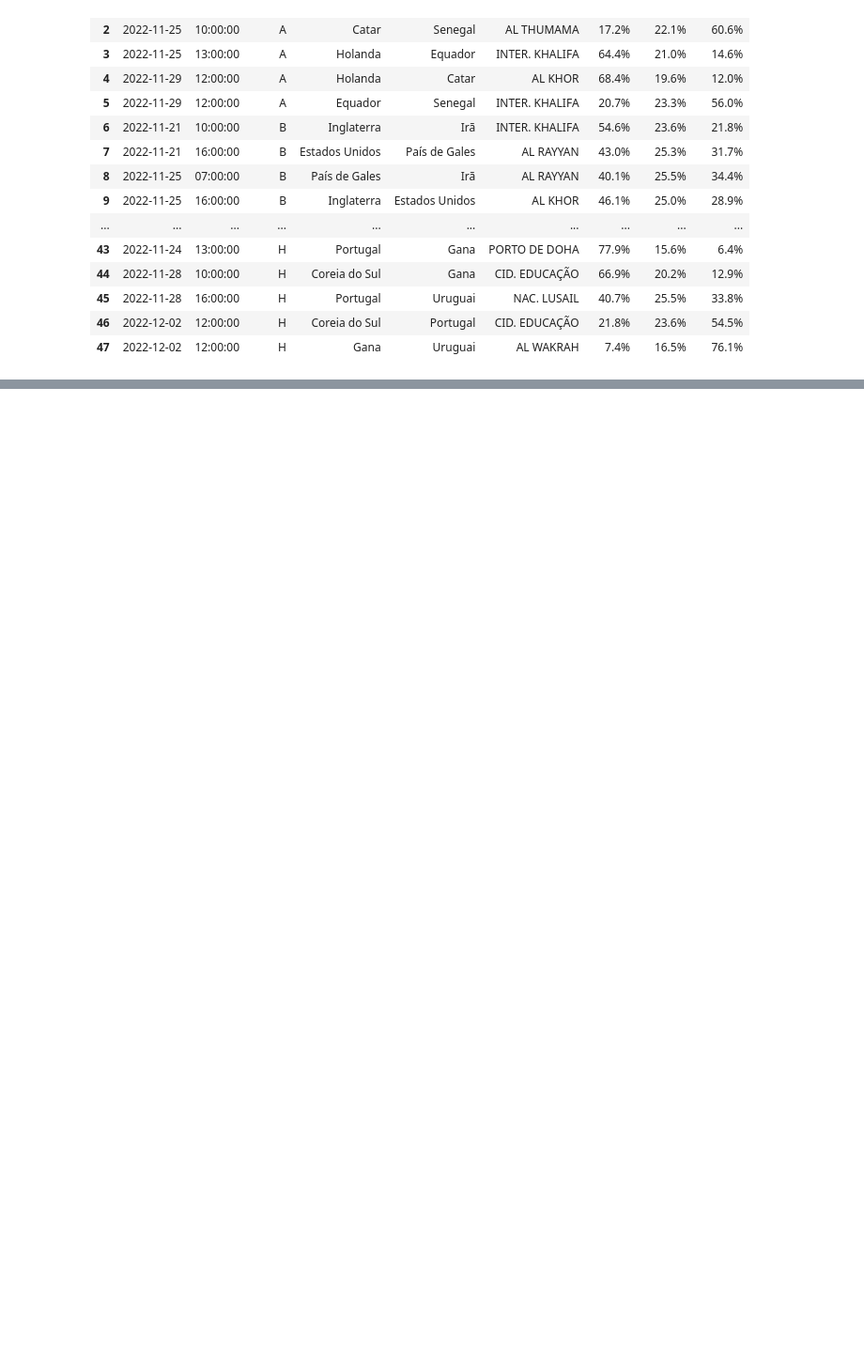
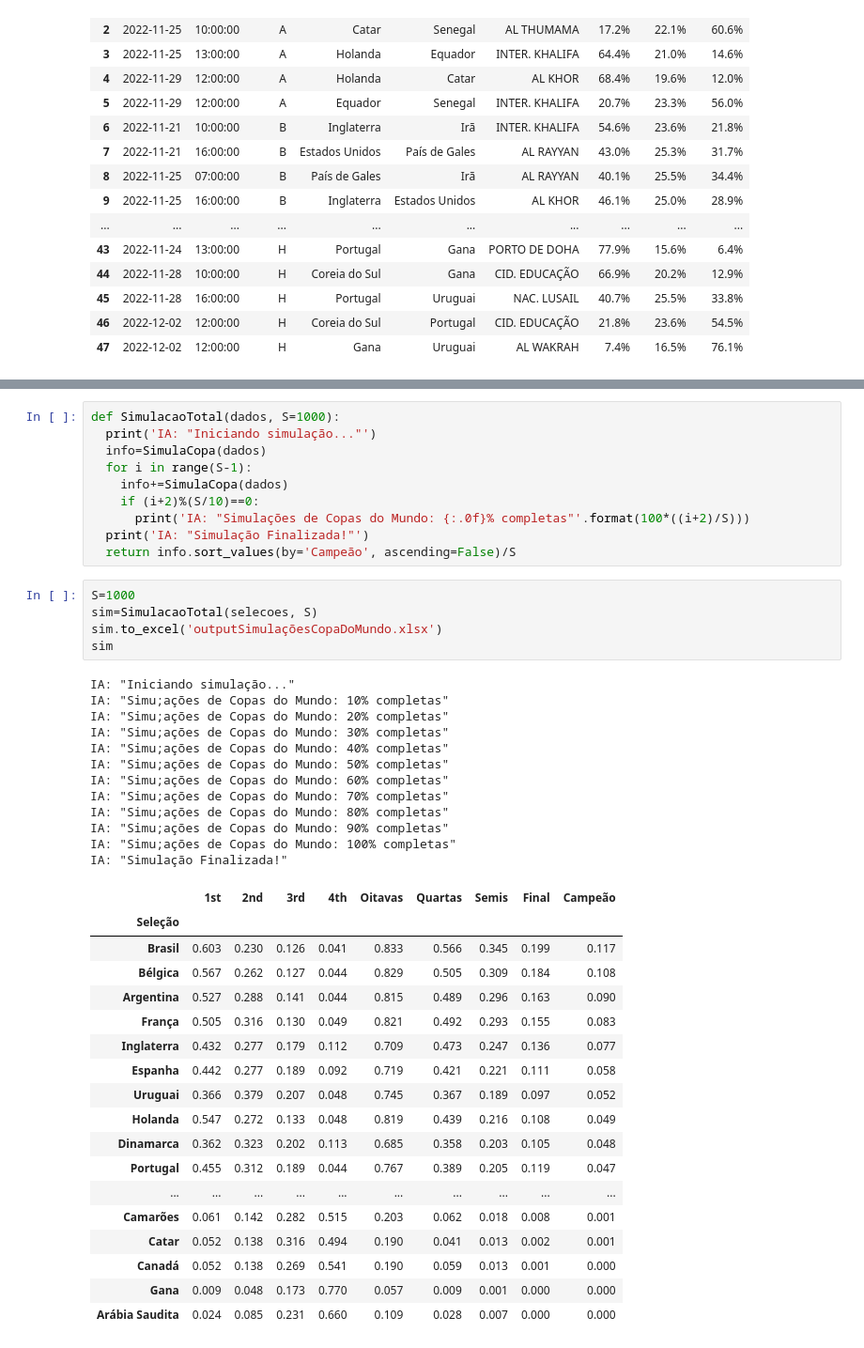
Before and after one commit to pauloerico/worldcup-statistics, a Jupyter notebook: Minicurso_FLAI_Aula_1.ipynb, the cells around one changed output, grey strips where cells are left out. Shown: that part at 94% size. Saved outputs shown, nothing was run; the diff lists cells and outputs as text; blank space fills up the shorter version.

```diff
--- a/Minicurso_FLAI_Aula_1.ipynb
+++ b/Minicurso_FLAI_Aula_1.ipynb
@@ -179,0 +332,46 @@ jogos
+# %%
+def SimulacaoTotal(dados, S=1000):
+  print('IA: "Iniciando simulação..."')
+  info=SimulaCopa(dados)
+  for i in range(S-1):
+    info+=SimulaCopa(dados)
+    if (i+2)%(S/10)==0:
+      print('IA: "Simulações de Copas do Mundo: {:.0f}% completas"'.format(100*((i+2)/S)))
+  print('IA: "Simulação Finalizada!"')
+  return info.sort_values(by='Campeão', ascending=False)/S
+# %%
+S=1000
+sim=SimulacaoTotal(selecoes, S)
+sim.to_excel('outputSimulaçõesCopaDoMundo.xlsx')
+sim
+# %% [output]
+IA: "Iniciando simulação..."
+IA: "Simu;ações de Copas do Mundo: 10% completas"
+IA: "Simu;ações de Copas do Mundo: 20% completas"
+IA: "Simu;ações de Copas do Mundo: 30% completas"
+IA: "Simu;ações de Copas do Mundo: 40% completas"
+IA: "Simu;ações de Copas do Mundo: 50% completas"
+IA: "Simu;ações de Copas do Mundo: 60% completas"
+IA: "Simu;ações de Copas do Mundo: 70% completas"
+IA: "Simu;ações de Copas do Mundo: 80% completas"
+IA: "Simu;ações de Copas do Mundo: 90% completas"
+IA: "Simu;ações de Copas do Mundo: 100% completas"
+IA: "Simulação Finalizada!"
+|  | 1st | 2nd | 3rd | 4th | Oitavas | Quartas | Semis | Final | Campeão |
+| Seleção |  |  |  |  |  |  |  |  |  |
+| Brasil | 0.603 | 0.230 | 0.126 | 0.041 | 0.833 | 0.566 | 0.345 | 0.199 | 0.117 |
+| Bélgica | 0.567 | 0.262 | 0.127 | 0.044 | 0.829 | 0.505 | 0.309 | 0.184 | 0.108 |
+| Argentina | 0.527 | 0.288 | 0.141 | 0.044 | 0.815 | 0.489 | 0.296 | 0.163 | 0.090 |
+| França | 0.505 | 0.316 | 0.130 | 0.049 | 0.821 | 0.492 | 0.293 | 0.155 | 0.083 |
+| Inglaterra | 0.432 | 0.277 | 0.179 | 0.112 | 0.709 | 0.473 | 0.247 | 0.136 | 0.077 |
+| Espanha | 0.442 | 0.277 | 0.189 | 0.092 | 0.719 | 0.421 | 0.221 | 0.111 | 0.058 |
+| Uruguai | 0.366 | 0.379 | 0.207 | 0.048 | 0.745 | 0.367 | 0.189 | 0.097 | 0.052 |
+| Holanda | 0.547 | 0.272 | 0.133 | 0.048 | 0.819 | 0.439 | 0.216 | 0.108 | 0.049 |
+| Dinamarca | 0.362 | 0.323 | 0.202 | 0.113 | 0.685 | 0.358 | 0.203 | 0.105 | 0.048 |
+| Portugal | 0.455 | 0.312 | 0.189 | 0.044 | 0.767 | 0.389 | 0.205 | 0.119 | 0.047 |
+| ... | ... | ... | ... | ... | ... | ... | ... | ... | ... |
+| Camarões | 0.061 | 0.142 | 0.282 | 0.515 | 0.203 | 0.062 | 0.018 | 0.008 | 0.001 |
+| Catar | 0.052 | 0.138 | 0.316 | 0.494 | 0.190 | 0.041 | 0.013 | 0.002 | 0.001 |
+| Canadá | 0.052 | 0.138 | 0.269 | 0.541 | 0.190 | 0.059 | 0.013 | 0.001 | 0.000 |
+| Gana | 0.009 | 0.048 | 0.173 | 0.770 | 0.057 | 0.009 | 0.001 | 0.000 | 0.000 |
+| Arábia Saudita | 0.024 | 0.085 | 0.231 | 0.660 | 0.109 | 0.028 | 0.007 | 0.000 | 0.000 |
```
Also changed, not shown: parts of 13 cells of this notebook.
